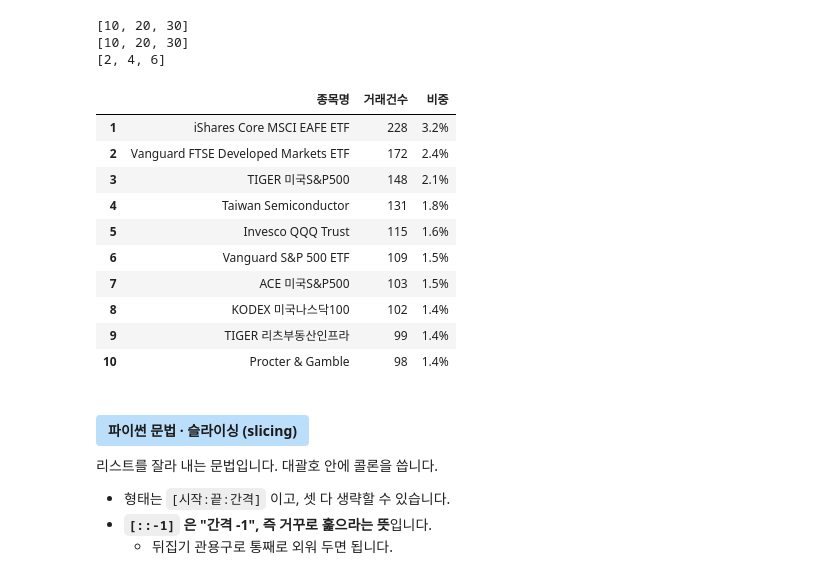
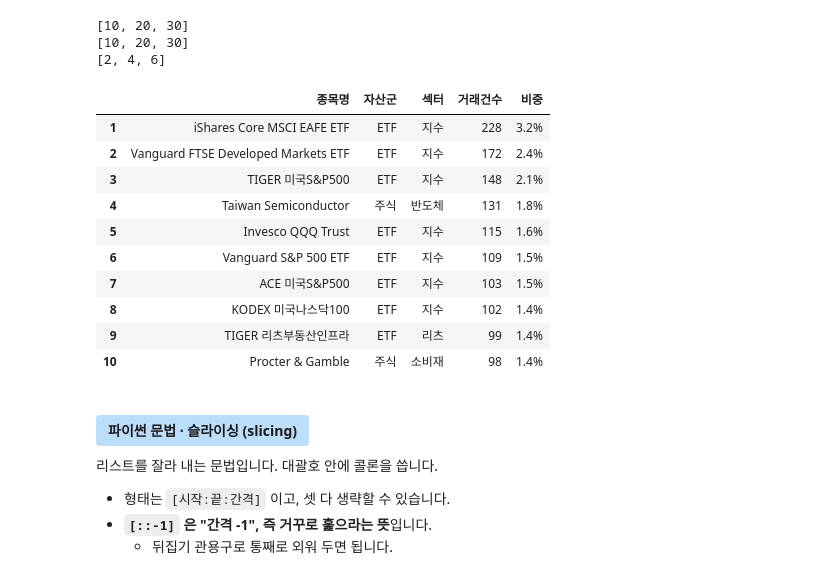
Before and after one commit to welovecherry/recsys, a Jupyter notebook: notebooks/01_popularity.ipynb, the cells around one changed output. Cells and saved outputs as stored; diff of their text form; code cells hidden in the pictures.

```diff
--- a/notebooks/01_popularity.ipynb
+++ b/notebooks/01_popularity.ipynb
@@ -461,25 +557,33 @@ print(짝수)
 # %%
 # 위 결과는 종목 번호라서 읽기 어렵습니다. 사람이 볼 수 있게 표로 정리합니다.
 # 표에 넣을 열 세 개를 각각 따로 준비한 다음 마지막에 합칩니다.
 종목명 = [name_of[i] for i in top10.index]
+자산군 = [items_by_id.loc[i, "asset_class"] for i in top10.index]   # ETF 인지 주식 인지
+섹터 = [items_by_id.loc[i, "sector"] for i in top10.index]
 거래건수 = top10.values
 비중 = [f"{c / len(train):.1%}" for c in 거래건수]
 
-인기표 = pd.DataFrame({"종목명": 종목명, "거래건수": 거래건수, "비중": 비중})
+인기표 = pd.DataFrame({
+    "종목명": 종목명,
+    "자산군": 자산군,
+    "섹터": 섹터,
+    "거래건수": 거래건수,
+    "비중": 비중,
+})
 인기표.index = range(1, 11)
 인기표
 # %% [output]
-|  | 종목명 | 거래건수 | 비중 |
-| 1 | iShares Core MSCI EAFE ETF | 228 | 3.2% |
-| 2 | Vanguard FTSE Developed Markets ETF | 172 | 2.4% |
-| 3 | TIGER 미국S&P500 | 148 | 2.1% |
-| 4 | Taiwan Semiconductor | 131 | 1.8% |
-| 5 | Invesco QQQ Trust | 115 | 1.6% |
-| 6 | Vanguard S&P 500 ETF | 109 | 1.5% |
-| 7 | ACE 미국S&P500 | 103 | 1.5% |
-| 8 | KODEX 미국나스닥100 | 102 | 1.4% |
-| 9 | TIGER 리츠부동산인프라 | 99 | 1.4% |
-| 10 | Procter & Gamble | 98 | 1.4% |
+|  | 종목명 | 자산군 | 섹터 | 거래건수 | 비중 |
+| 1 | iShares Core MSCI EAFE ETF | ETF | 지수 | 228 | 3.2% |
+| 2 | Vanguard FTSE Developed Markets ETF | ETF | 지수 | 172 | 2.4% |
+| 3 | TIGER 미국S&P500 | ETF | 지수 | 148 | 2.1% |
+| 4 | Taiwan Semiconductor | 주식 | 반도체 | 131 | 1.8% |
+| 5 | Invesco QQQ Trust | ETF | 지수 | 115 | 1.6% |
+| 6 | Vanguard S&P 500 ETF | ETF | 지수 | 109 | 1.5% |
+| 7 | ACE 미국S&P500 | ETF | 지수 | 103 | 1.5% |
+| 8 | KODEX 미국나스닥100 | ETF | 지수 | 102 | 1.4% |
+| 9 | TIGER 리츠부동산인프라 | ETF | 리츠 | 99 | 1.4% |
+| 10 | Procter & Gamble | 주식 | 소비재 | 98 | 1.4% |
 # %% [markdown]
 #### <mark style="display:block; background:#bbdefb; color:#1a1a1a; padding:6px 12px; border-radius:4px">파이썬 문법 · 슬라이싱 (slicing)</mark>
 
```
Also changed, not shown: parts of 16 cells of this notebook.
